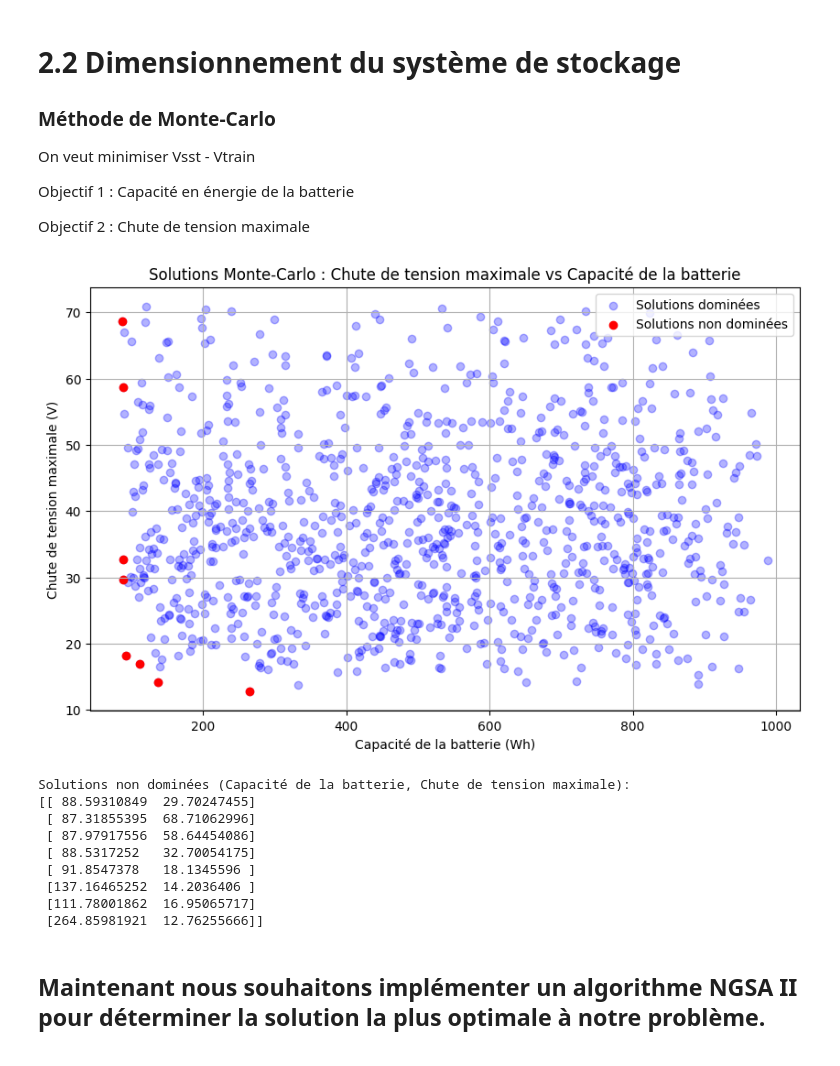
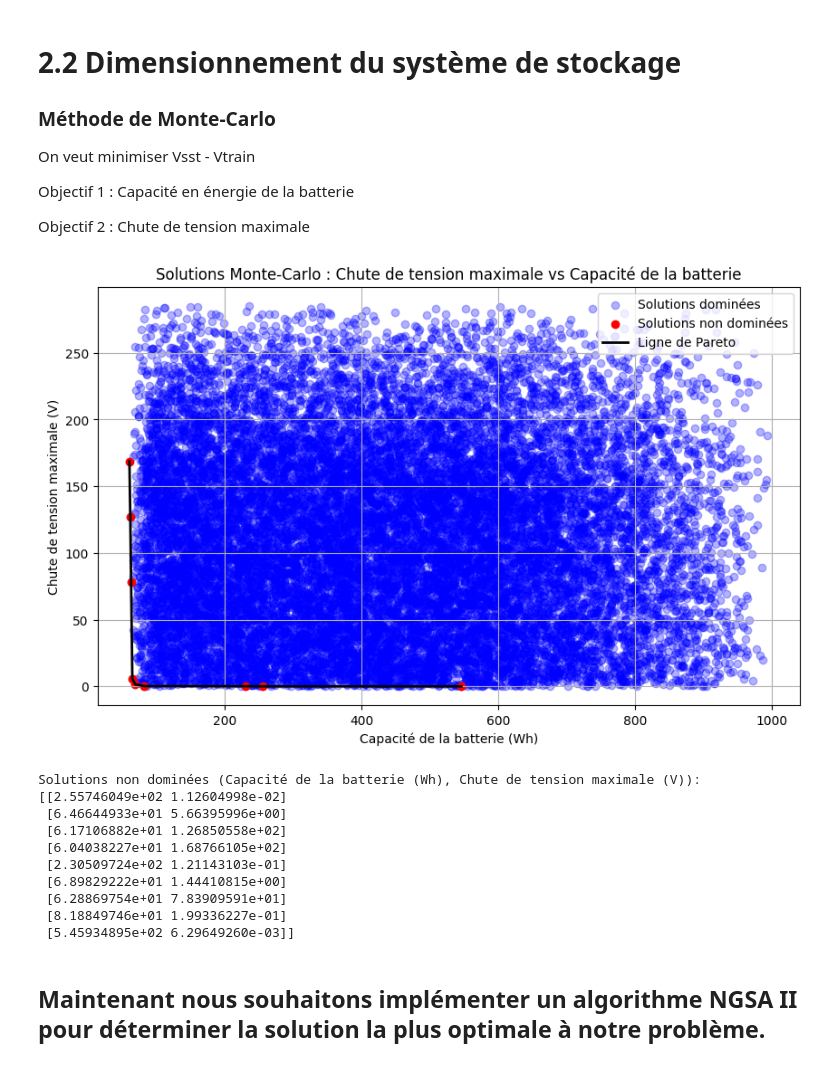
Before and after one commit to williamwu8888/optimisation_project, a Jupyter notebook: notebook.ipynb, the cells around one changed output. Drawn from its saved outputs; the diff is of its cells as text; code cells hidden in the pictures.

Commit message:
Modification de la méthode Monte-Carlo et ajout de cette dernière dans le code main

```diff
--- a/notebook.ipynb
+++ b/notebook.ipynb
@@ -347,28 +360,24 @@ Objectif 1 : Capacité en énergie de la batterie
 
 Objectif 2 : Chute de tension maximale
 # %%
-import numpy as np
-import matplotlib.pyplot as plt
-
-# Paramètres du système (à ajuster selon votre modèle)
+# Paramètres du système (ajustés pour plus de diversité)
 max_battery_capacity = 1000  # Capacité maximale de la batterie en Wh
-max_voltage_drop = 50        # Chute de tension maximale en volts (par rapport à la tension nominale de 500V)
-n_samples = 1000            # Nombre d'échantillons Monte-Carlo
+max_voltage_drop = 290       # Chute de tension maximale en volts (par rapport à la tension nominale de 500V)
+n_samples = 20000            # Augmentation du nombre d'échantillons pour obtenir plus de diversité
 
 # Fonction pour simuler la capacité de la batterie et la chute de tension
-# Cette fonction est un modèle simplifié à ajuster selon les dynamiques de votre système
 def simulate_system(battery_capacity, voltage_drop_factor):
     # Simulation de la capacité de la batterie (en Wh)
-    battery_energy = battery_capacity * np.random.uniform(0.8, 1.0)  # L'énergie varie entre 80% et 100% de la capacité maximale
+    battery_energy = battery_capacity * np.random.uniform(0.6, 1.0)  # L'énergie varie entre 60% et 100% de la capacité maximale
 
-    # Simulation de la chute de tension (en volts)
-    voltage_drop = max_voltage_drop * np.random.uniform(0.5, 1.0) * voltage_drop_factor  # Facteur de variation de la chute
+    # Simulation de la chute de tension (en volts), en s'assurant que la chute ne dépasse pas max_voltage_drop
+    voltage_drop = max_voltage_drop * np.random.uniform(0.0, 1.0) * voltage_drop_factor  # Facteur de variation de la chute
 
     return battery_energy, voltage_drop
 
-# Échantillonnage aléatoire dans l'espace des décisions
+# Échantillonnage aléatoire dans l'espace des décisions avec des plages plus larges
 battery_capacities = np.random.uniform(100, max_battery_capacity, n_samples)  # Capacité de la batterie entre 100Wh et la capacité maximale
-voltage_drop_factors = np.random.uniform(0.5, 1.5, n_samples)  # Facteur de chute de tension entre 0.5 et 1.5
+voltage_drop_factors = np.random.uniform(0.5, 1.0, n_samples)  # Facteur de chute de tension élargi entre 0.5 et 1.0
 
 # Calcul des critères pour chaque échantillon
 results = []
@@ -378,48 +387,56 @@ for i in range(n_samples):
 
 results = np.array(results)
 
-# Fonction pour identifier les solutions non dominées (minimisation)
+# Fonction pour identifier les solutions non dominées (modifiée pour une domination stricte)
 def non_dominated_sort(results):
     n = len(results)
     is_dominated = np.zeros(n, dtype=bool)
 
     for i in range(n):
         for j in range(n):
-            # La solution j domine la solution i si elle est meilleure (plus petite) pour les deux critères
+            # Modifiée la condition de domination : une solution est dominée si elle est pire sur les deux critères
             if (results[j, 0] <= results[i, 0] and results[j, 1] <= results[i, 1]) and (i != j):
                 is_dominated[i] = True
                 break
 
     return results[~is_dominated]
 
 # Identification des solutions non dominées
 non_dominated_solutions = non_dominated_sort(results)
 
+# Trier les solutions non dominées pour créer la ligne de Pareto (en fonction de la capacité de la batterie, puis de la chute de tension)
+sorted_non_dominated = non_dominated_solutions[np.argsort(non_dominated_solutions[:, 0])]
+
 # Affichage des résultats
 plt.figure(figsize=(10, 6))
 plt.scatter(results[:, 0], results[:, 1], color='blue', alpha=0.3, label='Solutions dominées')
 plt.scatter(non_dominated_solutions[:, 0], non_dominated_solutions[:, 1], color='red', label='Solutions non dominées')
+
+# Tracer la ligne de Pareto en reliant les solutions non dominées triées
+plt.plot(sorted_non_dominated[:, 0], sorted_non_dominated[:, 1], color='black', lw=2, label='Ligne de Pareto')
+
 plt.xlabel('Capacité de la batterie (Wh)')
 plt.ylabel('Chute de tension maximale (V)')
 plt.title('Solutions Monte-Carlo : Chute de tension maximale vs Capacité de la batterie')
 plt.legend()
 plt.grid(True)
 plt.show()
 
 # Afficher les solutions non dominées
-print("Solutions non dominées (Capacité de la batterie, Chute de tension maximale):")
+print("Solutions non dominées (Capacité de la batterie (Wh), Chute de tension maximale (V)): ")
 print(non_dominated_solutions)
 # %% [output]
-[figure, old version]
+[figure, new version]
-Solutions non dominées (Capacité de la batterie, Chute de tension maximale):
-[[ 88.59310849  29.70247455]
- [ 87.31855395  68.71062996]
- [ 87.97917556  58.64454086]
- [ 88.5317252   32.70054175]
- [ 91.8547378   18.1345596 ]
- [137.16465252  14.2036406 ]
- [111.78001862  16.95065717]
- [264.85981921  12.76255666]]
+Solutions non dominées (Capacité de la batterie (Wh), Chute de tension maximale (V)):
+[[2.55746049e+02 1.12604998e-02]
+ [6.46644933e+01 5.66395996e+00]
+ [6.17106882e+01 1.26850558e+02]
+ [6.04038227e+01 1.68766105e+02]
+ [2.30509724e+02 1.21143103e-01]
+ [6.89829222e+01 1.44410815e+00]
+ [6.28869754e+01 7.83909591e+01]
+ [8.18849746e+01 1.99336227e-01]
+ [5.45934895e+02 6.29649260e-03]]
 # %% [markdown]
 ## Maintenant nous souhaitons implémenter un algorithme NGSA II pour déterminer la solution la plus optimale à notre problème.
 # %%
```
Also changed, not shown: parts of 5 cells of this notebook, 1 other file.
